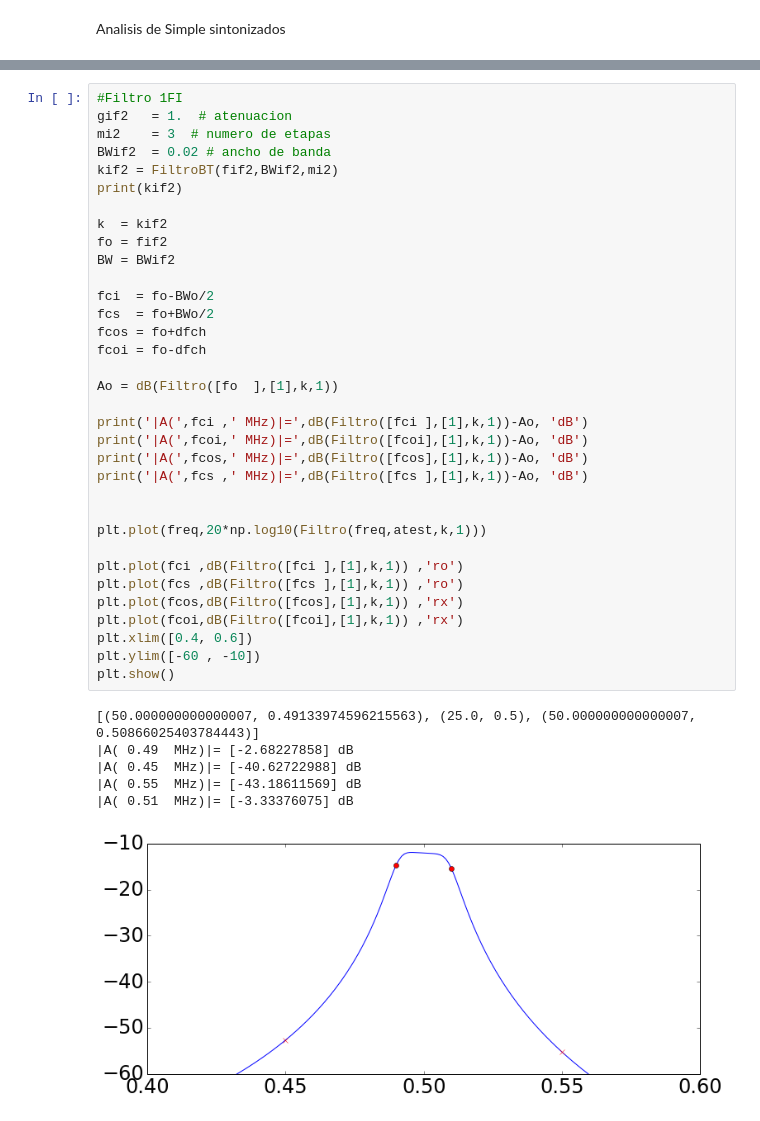
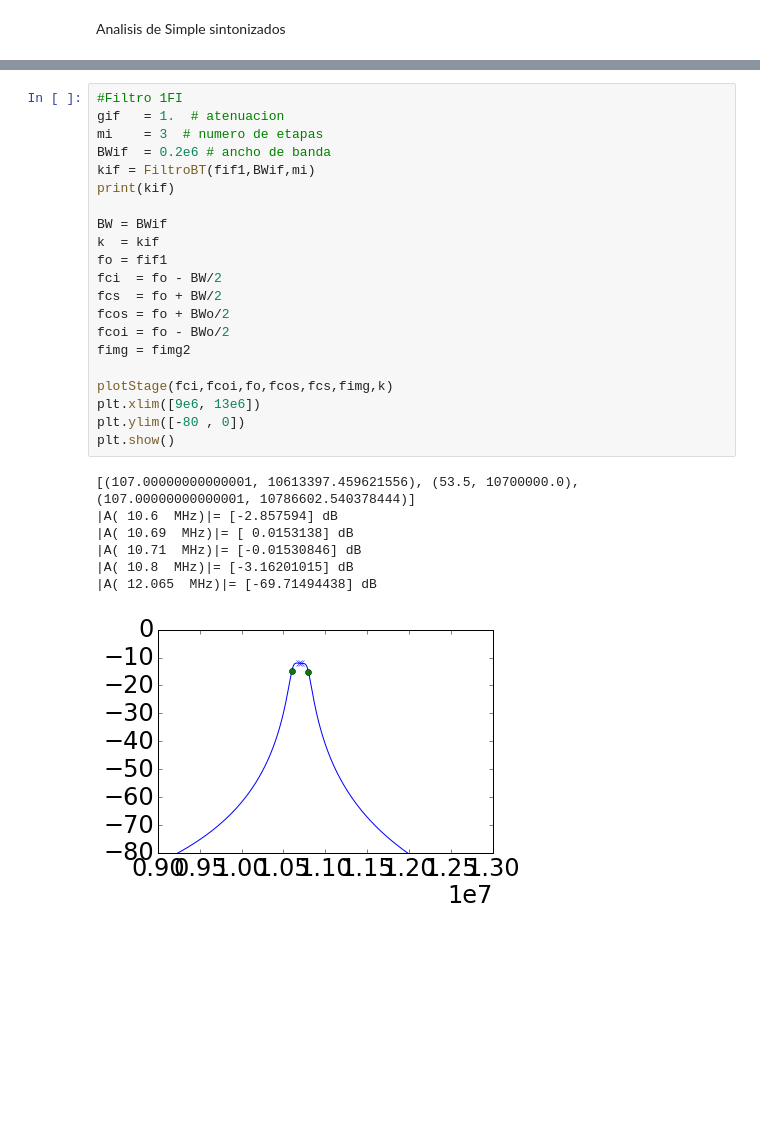
Before and after one commit to alejandro-alm/eaiii, a Jupyter notebook: Proyecto_2018/Diagrama en bloques/Proyecto2018_Diagrama en bloques .ipynb, the cells around one changed output, grey strips where cells are left out. Cells and saved outputs as stored; diff of their text form; blank space fills up the shorter version.

```diff
--- a/Proyecto_2018/Diagrama en bloques/Proyecto2018_Diagrama en bloques .ipynb
+++ b/Proyecto_2018/Diagrama en bloques/Proyecto2018_Diagrama en bloques .ipynb
@@ -192,41 +153,29 @@ plt.show()
-# %%
-#Filtro 1FI
-gif2   = 1.  # atenuacion
-mi2    = 3  # numero de etapas
-BWif2  = 0.02 # ancho de banda
-kif2 = FiltroBT(fif2,BWif2,mi2)
-print(kif2)
-
-k  = kif2
-fo = fif2
-BW = BWif2
-
-fci  = fo-BWo/2
-fcs  = fo+BWo/2
-fcos = fo+dfch
-fcoi = fo-dfch
-
-Ao = dB(Filtro([fo  ],[1],k,1))
-
-print('|A(',fci ,' MHz)|=',dB(Filtro([fci ],[1],k,1))-Ao, 'dB')
-print('|A(',fcoi,' MHz)|=',dB(Filtro([fcoi],[1],k,1))-Ao, 'dB')
-print('|A(',fcos,' MHz)|=',dB(Filtro([fcos],[1],k,1))-Ao, 'dB')
-print('|A(',fcs ,' MHz)|=',dB(Filtro([fcs ],[1],k,1))-Ao, 'dB')
-
-
-plt.plot(freq,20*np.log10(Filtro(freq,atest,k,1)))
-
-plt.plot(fci ,dB(Filtro([fci ],[1],k,1)) ,'ro')
-plt.plot(fcs ,dB(Filtro([fcs ],[1],k,1)) ,'ro')
-plt.plot(fcos,dB(Filtro([fcos],[1],k,1)) ,'rx')
-plt.plot(fcoi,dB(Filtro([fcoi],[1],k,1)) ,'rx')
-plt.xlim([0.4, 0.6])
-plt.ylim([-60 , -10])
-plt.show()
-# %% [output]
-[(50.000000000000007, 0.49133974596215563), (25.0, 0.5), (50.000000000000007, 0.50866025403784443)]
-|A( 0.49  MHz)|= [-2.68227858] dB
-|A( 0.45  MHz)|= [-40.62722988] dB
-|A( 0.55  MHz)|= [-43.18611569] dB
-|A( 0.51  MHz)|= [-3.33376075] dB
-[figure, removed]
+# %%
+#Filtro 1FI
+gif   = 1.  # atenuacion
+mi    = 3  # numero de etapas
+BWif  = 0.2e6 # ancho de banda
+kif = FiltroBT(fif1,BWif,mi)
+print(kif)
+
+BW = BWif
+k  = kif
+fo = fif1
+fci  = fo - BW/2
+fcs  = fo + BW/2
+fcos = fo + BWo/2
+fcoi = fo - BWo/2
+fimg = fimg2
+
+plotStage(fci,fcoi,fo,fcos,fcs,fimg,k)
+plt.xlim([9e6, 13e6])
+plt.ylim([-80 , 0])
+plt.show()
+# %% [output]
+[(107.00000000000001, 10613397.459621556), (53.5, 10700000.0), (107.00000000000001, 10786602.540378444)]
+|A( 10.6  MHz)|= [-2.857594] dB
+|A( 10.69  MHz)|= [ 0.0153138] dB
+|A( 10.71  MHz)|= [-0.01530846] dB
+|A( 10.8  MHz)|= [-3.16201015] dB
+|A( 12.065  MHz)|= [-69.71494438] dB
+[figure, added]
```
Also changed, not shown: parts of 8 cells of this notebook, 49 other files.
